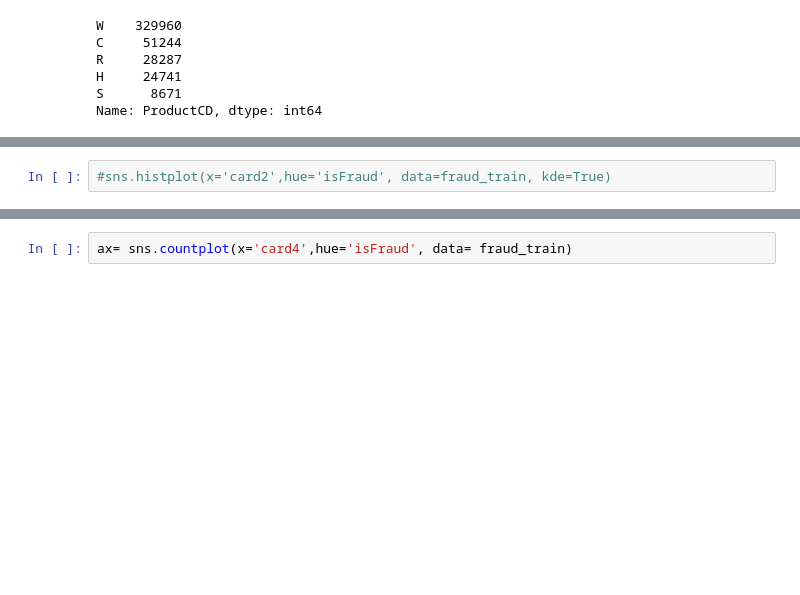
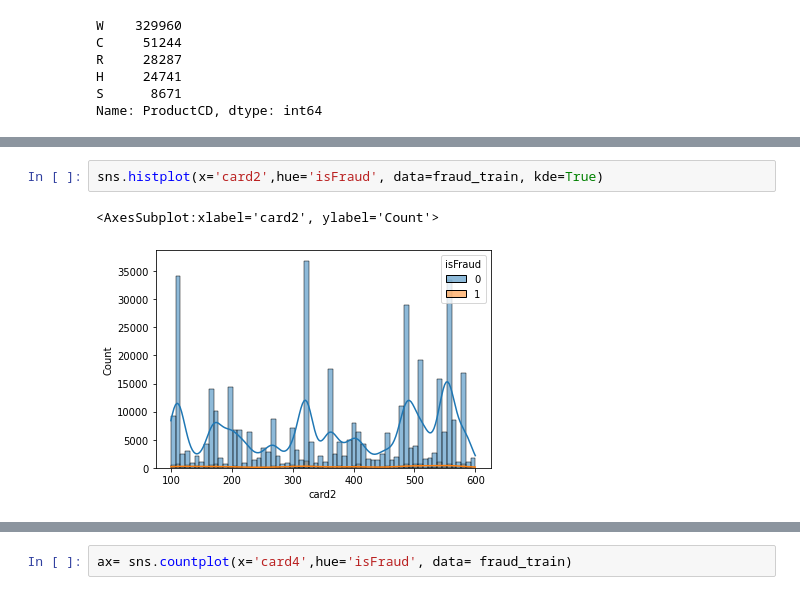
Before and after one commit to duston04/fraud_detection, a Jupyter notebook: fraud-detection.ipynb, the cells around one changed output, grey strips where cells are left out. Cells and saved outputs as stored; diff of their text form; blank space fills up the shorter version.

```diff
--- a/fraud-detection.ipynb
+++ b/fraud-detection.ipynb
@@ -127,3 +131,6 @@ Name: ProductCD, dtype: int64
 # %%
-#sns.histplot(x='card2',hue='isFraud', data=fraud_train, kde=True)
+sns.histplot(x='card2',hue='isFraud', data=fraud_train, kde=True)
+# %% [output]
+<AxesSubplot:xlabel='card2', ylabel='Count'>
+[figure, added]
 # %%
```
Also changed, not shown: parts of 38 cells of this notebook.
